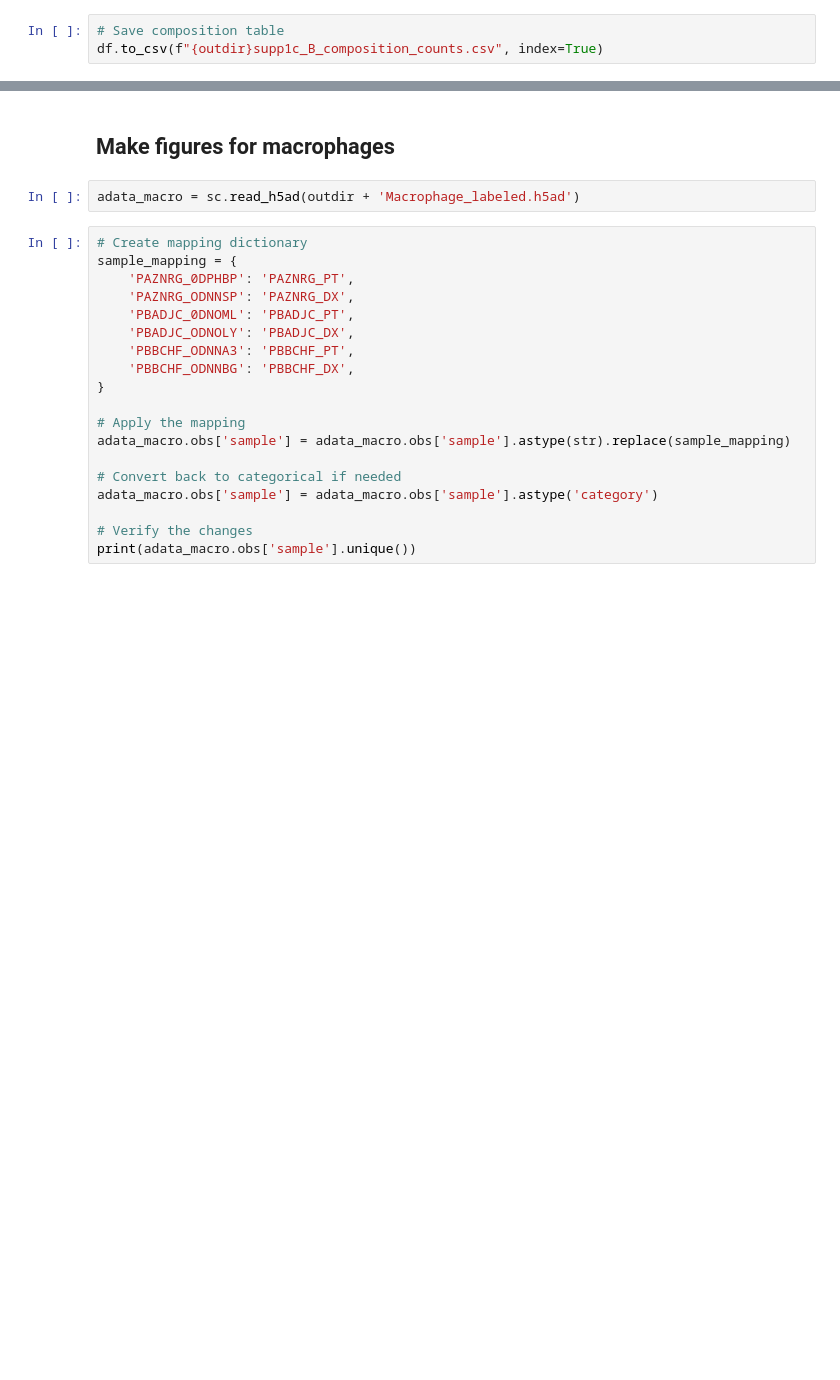
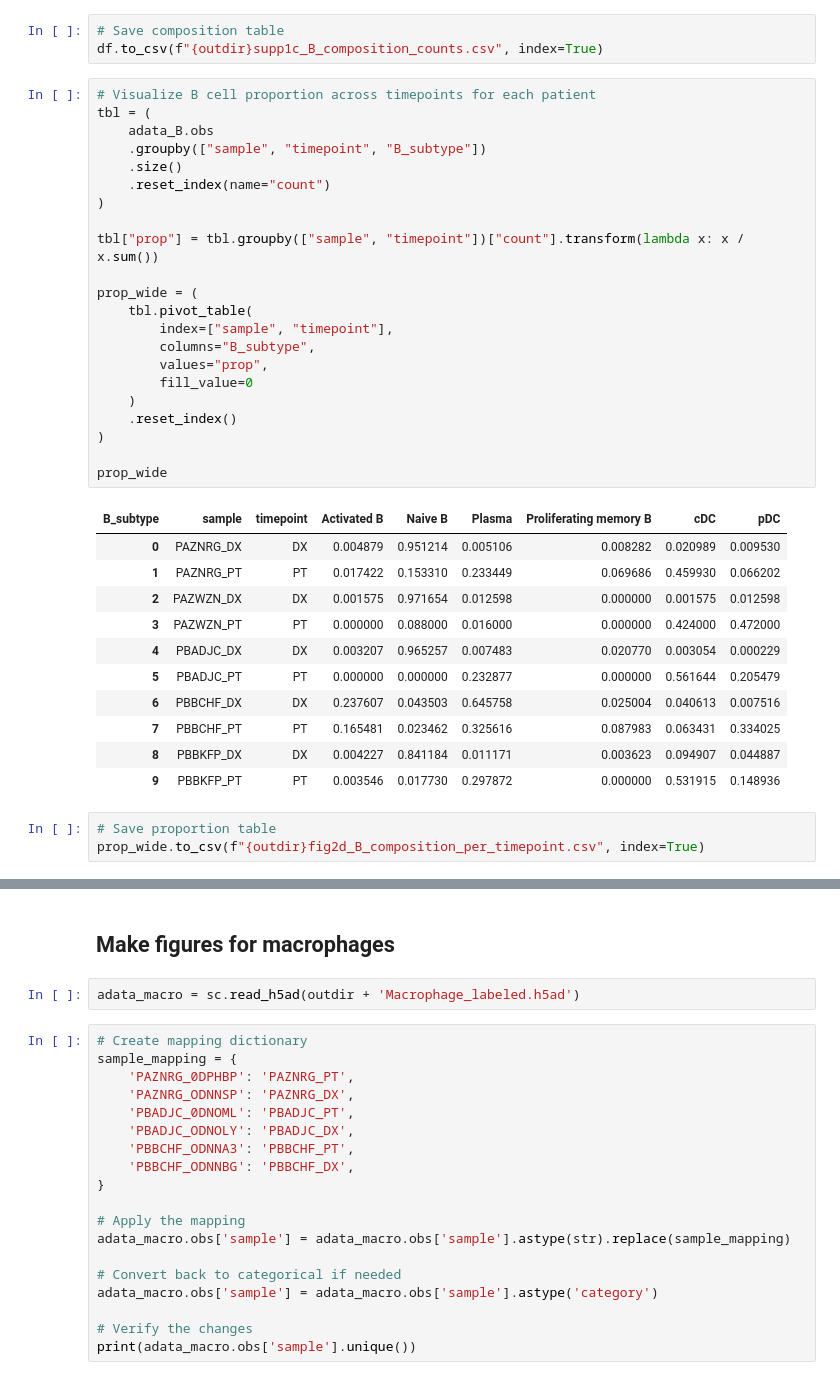
Before and after one commit to pughlab/neuroblastoma_spatial_tcr, a Jupyter notebook: scripts/2.subcluster_and_visualize_metadata.ipynb, the cells around one changed output, grey strips where cells are left out. Cells and saved outputs as stored; diff of their text form; blank space fills up the shorter version.

```diff
--- a/scripts/2.subcluster_and_visualize_metadata.ipynb
+++ b/scripts/2.subcluster_and_visualize_metadata.ipynb
@@ -1202,3 +1313,40 @@ plt.show()
 # %%
 # Save composition table
 df.to_csv(f"{outdir}supp1c_B_composition_counts.csv", index=True)
+# %%
+# Visualize B cell proportion across timepoints for each patient
+tbl = (
+    adata_B.obs
+    .groupby(["sample", "timepoint", "B_subtype"])
+    .size()
+    .reset_index(name="count")
+)
+
+tbl["prop"] = tbl.groupby(["sample", "timepoint"])["count"].transform(lambda x: x / x.sum())
+
+prop_wide = (
+    tbl.pivot_table(
+        index=["sample", "timepoint"],
+        columns="B_subtype",
+        values="prop",
+        fill_value=0
+    )
+    .reset_index()
+)
+
+prop_wide
+# %% [output]
+| B_subtype | sample | timepoint | Activated B | Naive B | Plasma | Proliferating memory B | cDC | pDC |
+| 0 | PAZNRG_DX | DX | 0.004879 | 0.951214 | 0.005106 | 0.008282 | 0.020989 | 0.009530 |
+| 1 | PAZNRG_PT | PT | 0.017422 | 0.153310 | 0.233449 | 0.069686 | 0.459930 | 0.066202 |
+| 2 | PAZWZN_DX | DX | 0.001575 | 0.971654 | 0.012598 | 0.000000 | 0.001575 | 0.012598 |
+| 3 | PAZWZN_PT | PT | 0.000000 | 0.088000 | 0.016000 | 0.000000 | 0.424000 | 0.472000 |
+| 4 | PBADJC_DX | DX | 0.003207 | 0.965257 | 0.007483 | 0.020770 | 0.003054 | 0.000229 |
+| 5 | PBADJC_PT | PT | 0.000000 | 0.000000 | 0.232877 | 0.000000 | 0.561644 | 0.205479 |
+| 6 | PBBCHF_DX | DX | 0.237607 | 0.043503 | 0.645758 | 0.025004 | 0.040613 | 0.007516 |
+| 7 | PBBCHF_PT | PT | 0.165481 | 0.023462 | 0.325616 | 0.087983 | 0.063431 | 0.334025 |
+| 8 | PBBKFP_DX | DX | 0.004227 | 0.841184 | 0.011171 | 0.003623 | 0.094907 | 0.044887 |
+| 9 | PBBKFP_PT | PT | 0.003546 | 0.017730 | 0.297872 | 0.000000 | 0.531915 | 0.148936 |
+# %%
+# Save proportion table
+prop_wide.to_csv(f"{outdir}fig2d_B_composition_per_timepoint.csv", index=True)
```
Also changed, not shown: parts of 19 cells of this notebook, 24 other files.
